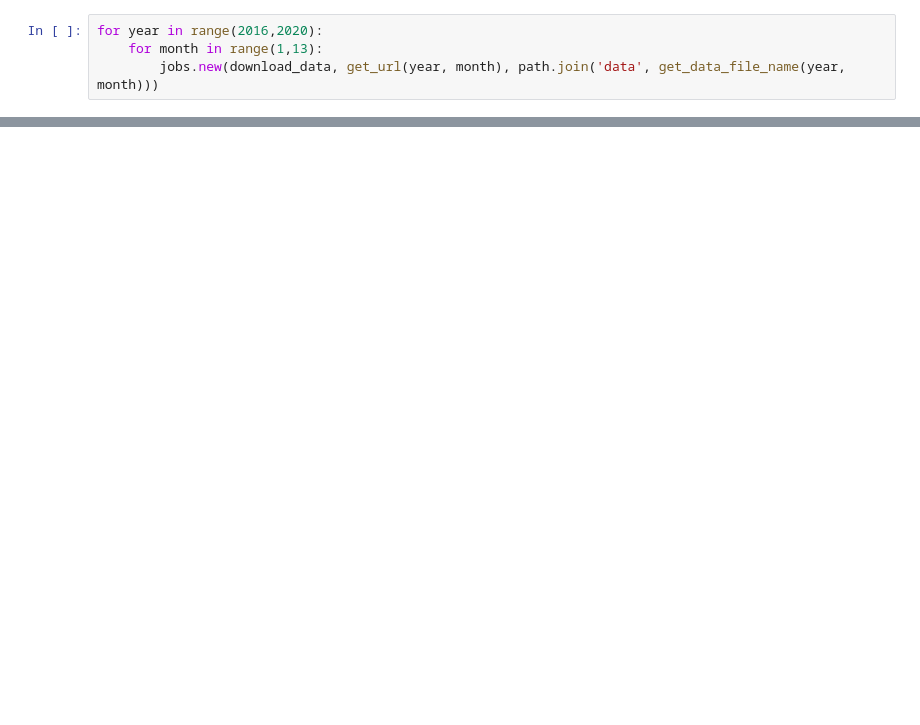
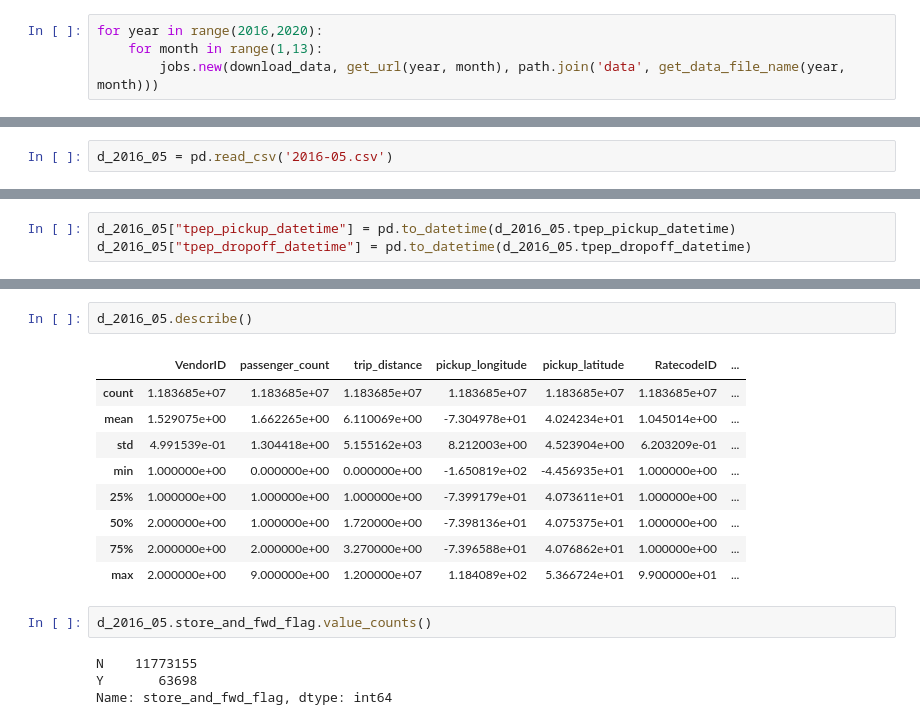
Before and after one commit to alexander-prutko/coursera, a Jupyter notebook: taxi.ipynb, the cells around one changed output, grey strips where cells are left out. Cells and saved outputs as stored; diff of their text form; blank space fills up the shorter version.

```diff
--- a/taxi.ipynb
+++ b/taxi.ipynb
@@ -91,0 +111,2 @@ for year in range(2016,2020):
+# %%
+d_2016_05 = pd.read_csv('2016-05.csv')
@@ -92 +135,4 @@ for year in range(2016,2020):
+# %%
+d_2016_05["tpep_pickup_datetime"] = pd.to_datetime(d_2016_05.tpep_pickup_datetime)
+d_2016_05["tpep_dropoff_datetime"] = pd.to_datetime(d_2016_05.tpep_dropoff_datetime)
 # %% [markdown]
@@ -93,0 +169,18 @@ for year in range(2016,2020):
+# %%
+d_2016_05.describe()
+# %% [output]
+|  | VendorID | passenger_count | trip_distance | pickup_longitude | pickup_latitude | RatecodeID | ... |
+| count | 1.183685e+07 | 1.183685e+07 | 1.183685e+07 | 1.183685e+07 | 1.183685e+07 | 1.183685e+07 | ... |
+| mean | 1.529075e+00 | 1.662265e+00 | 6.110069e+00 | -7.304978e+01 | 4.024234e+01 | 1.045014e+00 | ... |
+| std | 4.991539e-01 | 1.304418e+00 | 5.155162e+03 | 8.212003e+00 | 4.523904e+00 | 6.203209e-01 | ... |
+| min | 1.000000e+00 | 0.000000e+00 | 0.000000e+00 | -1.650819e+02 | -4.456935e+01 | 1.000000e+00 | ... |
+| 25% | 1.000000e+00 | 1.000000e+00 | 1.000000e+00 | -7.399179e+01 | 4.073611e+01 | 1.000000e+00 | ... |
+| 50% | 2.000000e+00 | 1.000000e+00 | 1.720000e+00 | -7.398136e+01 | 4.075375e+01 | 1.000000e+00 | ... |
+| 75% | 2.000000e+00 | 2.000000e+00 | 3.270000e+00 | -7.396588e+01 | 4.076862e+01 | 1.000000e+00 | ... |
+| max | 2.000000e+00 | 9.000000e+00 | 1.200000e+07 | 1.184089e+02 | 5.366724e+01 | 9.900000e+01 | ... |
+# %%
+d_2016_05.store_and_fwd_flag.value_counts()
+# %% [output]
+N    11773155
+Y       63698
+Name: store_and_fwd_flag, dtype: int64
```
Also changed, not shown: parts of 61 cells of this notebook.
